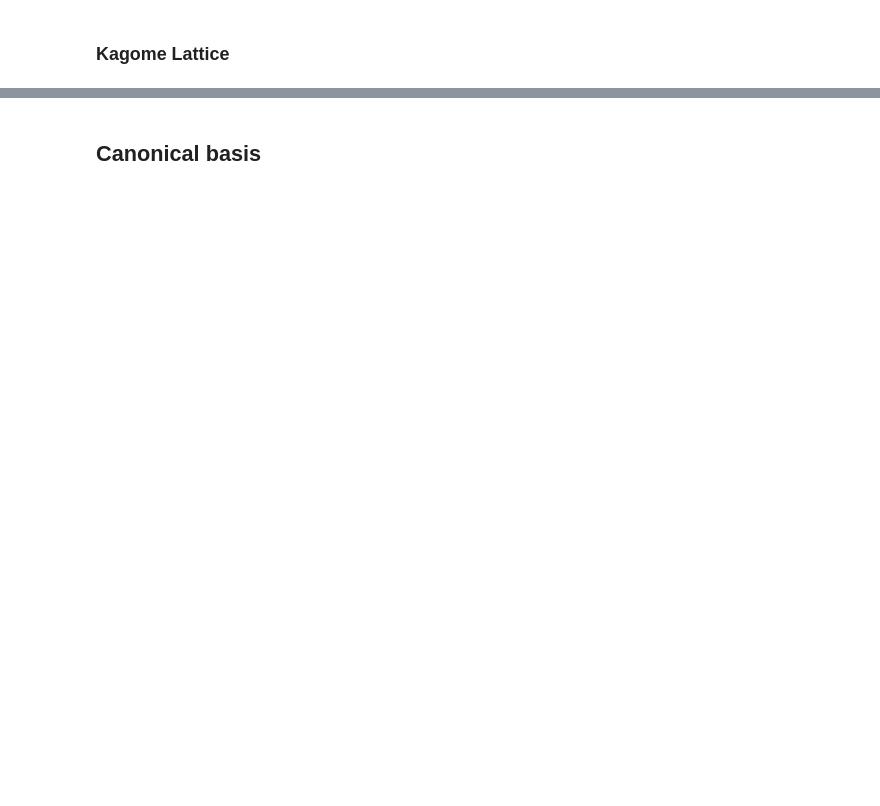
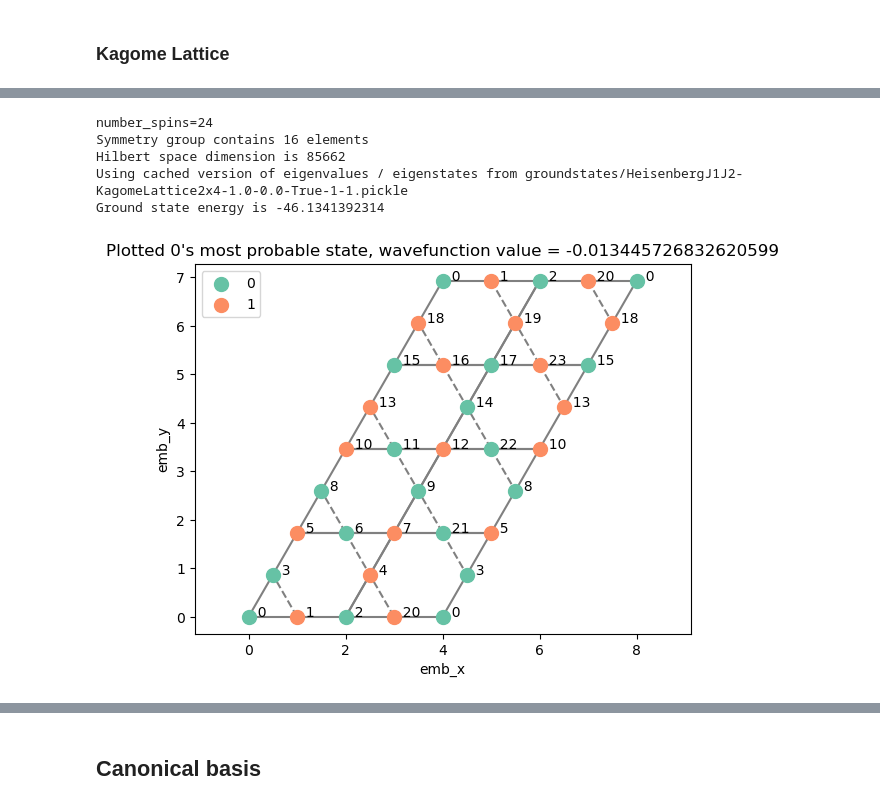
Before and after one commit to ischurov/frustrations-eda, a Jupyter notebook: generate-data.ipynb, the cells around one changed output, grey strips where cells are left out. Drawn from its saved outputs; the diff is of its cells as text; code cells hidden in the pictures; blank space fills up the shorter version.

```diff
--- a/generate-data.ipynb
+++ b/generate-data.ipynb
@@ -213,0 +212,13 @@ system.get_df_eigenstate(k=0, canonical_basis=True).sort_values("amplitude")
+# %%
+system = HeisenbergJ1J2(
+    KagomeLattice(width=2, height=4), J1=1, J2=0, use_symmetries=True
+)
+system.get_eigenstates()
+system.visualize_probable_configurations(m=0)
+# %% [output]
+number_spins=24
+Symmetry group contains 16 elements
+Hilbert space dimension is 85662
+Using cached version of eigenvalues / eigenstates from groundstates/HeisenbergJ1J2-KagomeLattice2x4-1.0-0.0-True-1-1.pickle
+Ground state energy is -46.1341392314
+[figure, added]
```
Also changed, not shown: parts of 16 cells of this notebook, 9 other files.
